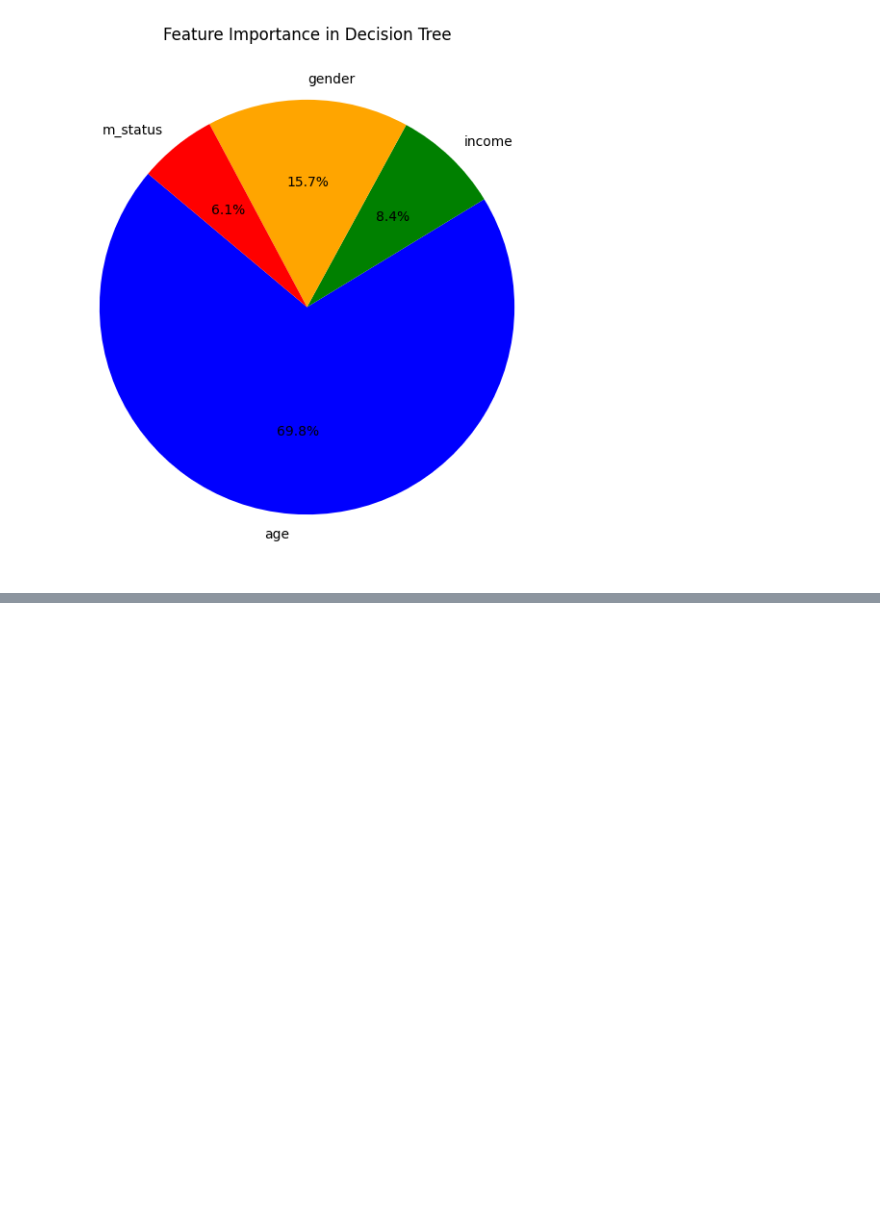
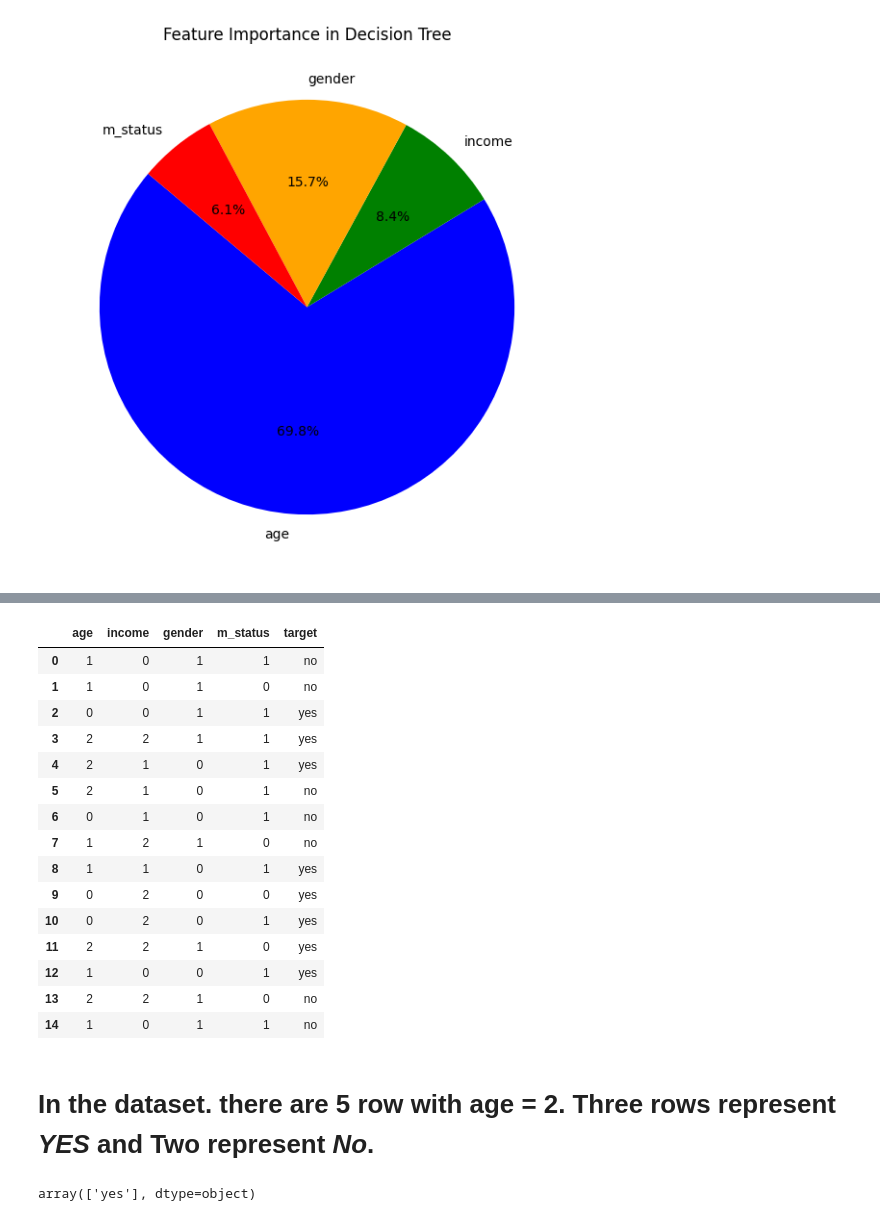
Before and after one commit to MProtik/Decision_tree_implementation, a Jupyter notebook: Decision_Tree_Implementation.ipynb, the cells around one changed output, grey strips where cells are left out. Cells and saved outputs as stored; diff of their text form; code cells hidden in the pictures; blank space fills up the shorter version.

```diff
--- a/Decision_Tree_Implementation.ipynb
+++ b/Decision_Tree_Implementation.ipynb
@@ -188,0 +217,26 @@ plt.show()
+# %%
+target_df
+# %% [output]
+|  | age | income | gender | m_status | target |
+| 0 | 1 | 0 | 1 | 1 | no |
+| 1 | 1 | 0 | 1 | 0 | no |
+| 2 | 0 | 0 | 1 | 1 | yes |
+| 3 | 2 | 2 | 1 | 1 | yes |
+| 4 | 2 | 1 | 0 | 1 | yes |
+| 5 | 2 | 1 | 0 | 1 | no |
+| 6 | 0 | 1 | 0 | 1 | no |
+| 7 | 1 | 2 | 1 | 0 | no |
+| 8 | 1 | 1 | 0 | 1 | yes |
+| 9 | 0 | 2 | 0 | 0 | yes |
+| 10 | 0 | 2 | 0 | 1 | yes |
+| 11 | 2 | 2 | 1 | 0 | yes |
+| 12 | 1 | 0 | 0 | 1 | yes |
+| 13 | 2 | 2 | 1 | 0 | no |
+| 14 | 1 | 0 | 1 | 1 | no |
+# %% [markdown]
+# In the dataset. there are 5 row with age = 2. Three rows represent *YES* and Two represent *No*.
+# %%
+y_predict=dtf.predict([xinput])
+y_predict
+# %% [output]
+array(['yes'], dtype=object)
```
Also changed, not shown: parts of 14 cells of this notebook.
